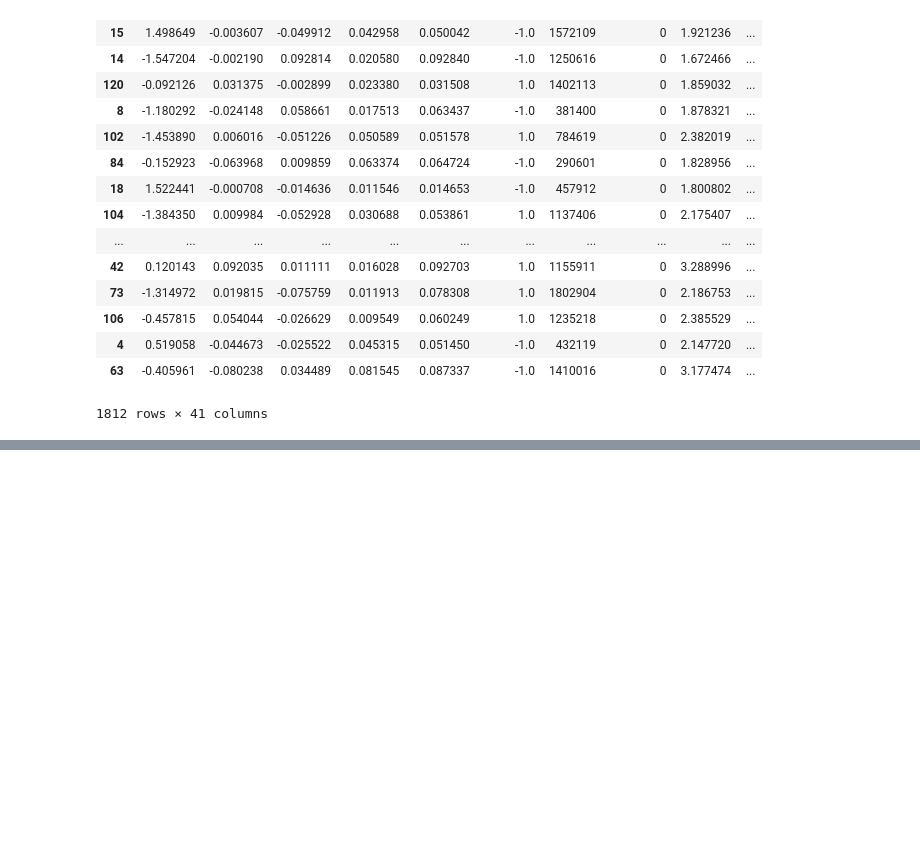
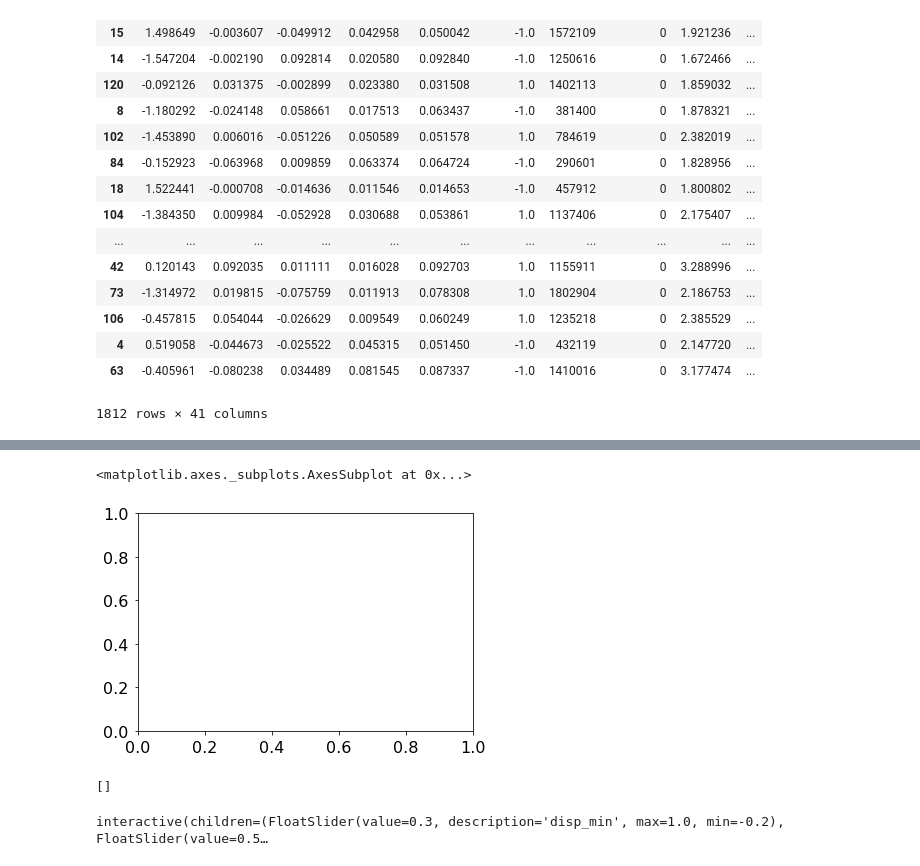
Before and after one commit to vuillaut/gammaboard, a Jupyter notebook: dashboard.ipynb, the cells around one changed output, grey strips where cells are left out. Cells and saved outputs as stored; diff of their text form; code cells hidden in the pictures; blank space fills up the shorter version.

```diff
--- a/dashboard.ipynb
+++ b/dashboard.ipynb
@@ -67,0 +81,11 @@ exp.mask = np.ones(len(exp.data), dtype=bool)
+# %%
+fig, axes = plt.subplots()
+axes
+# %% [output]
+<matplotlib.axes._subplots.AxesSubplot at 0x...>
+[figure, added]
+# %%
+fig.add_axes()
+fig.axes
+# %% [output]
+[]
@@ -68,3 +94,37 @@ exp.mask = np.ones(len(exp.data), dtype=bool)
+# %%
+%matplotlib inline
+from ipywidgets import interactive
+import matplotlib.pyplot as plt
+import numpy as np
+
+def f(disp_min, disp_max):
+    fig, axes = plt.subplots()
+    exp.mask = (exp.data.disp_norm > disp_min) & (exp.data.disp_norm < disp_max)
+#     x = np.lins`pace(-10, 10, num=1000)
+#     E, R = ctaplot.ana.angular_resolution_per_energy(exp.data[exp.mask].reco_altitude,
+#                                          exp.data[exp.mask].reco_azimuth,
+#                                          exp.data[exp.mask].mc_altitude,
+#                                          exp.data[exp.mask].mc_azimuth,
+#                                          exp.data[exp.mask].mc_energy,)
+
+#     ctaplot.plot_resolution(np.log10(E), R)
+    ax = ctaplot.plot_angular_res_per_energy(exp.data[exp.mask].reco_altitude,
+                                         exp.data[exp.mask].reco_azimuth,
+                                         exp.data[exp.mask].mc_altitude,
+                                         exp.data[exp.mask].mc_azimuth,
+                                         exp.data[exp.mask].mc_energy,
+                                        ax=axes
+                                       )
+#     plt.plot(np.log10(E[:-1]), R)
+    plt.ylim(0, 1)
+#     plt.show(fig)
+
+interactive_plot = interactive(f, disp_min=(-0.2, 1.0, 0.1), disp_max=(-0.2, 1.4, 0.1))
+output = interactive_plot.children[-1]
+output.layout.height = '350px'
+interactive_plot
+# %% [output]
+interactive(children=(FloatSlider(value=0.3, description='disp_min', max=1.0, min=-0.2), FloatSlider(value=0.5…
 # %%
 %matplotlib notebook
 from ipywidgets import *
```
Also changed, not shown: parts of 34 cells of this notebook, 1 other file.
